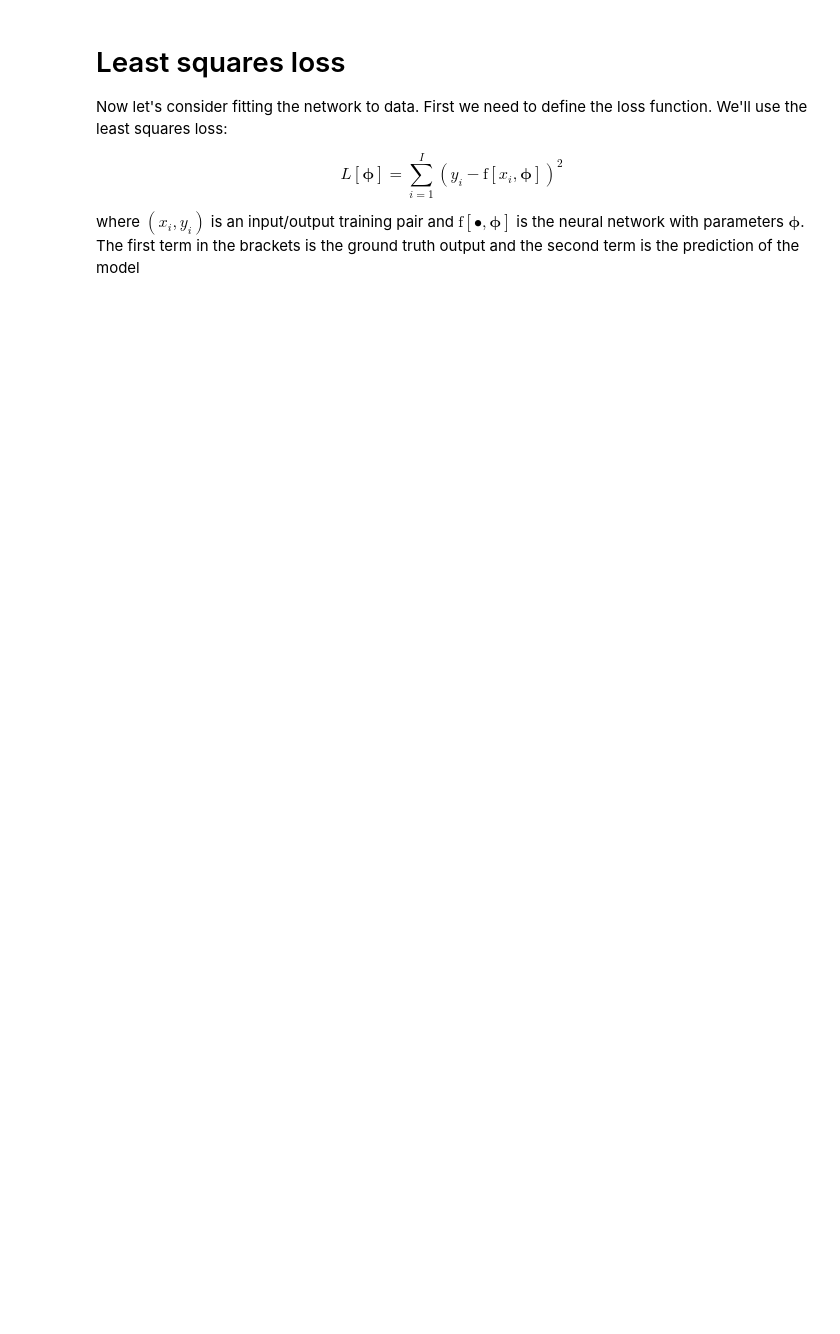
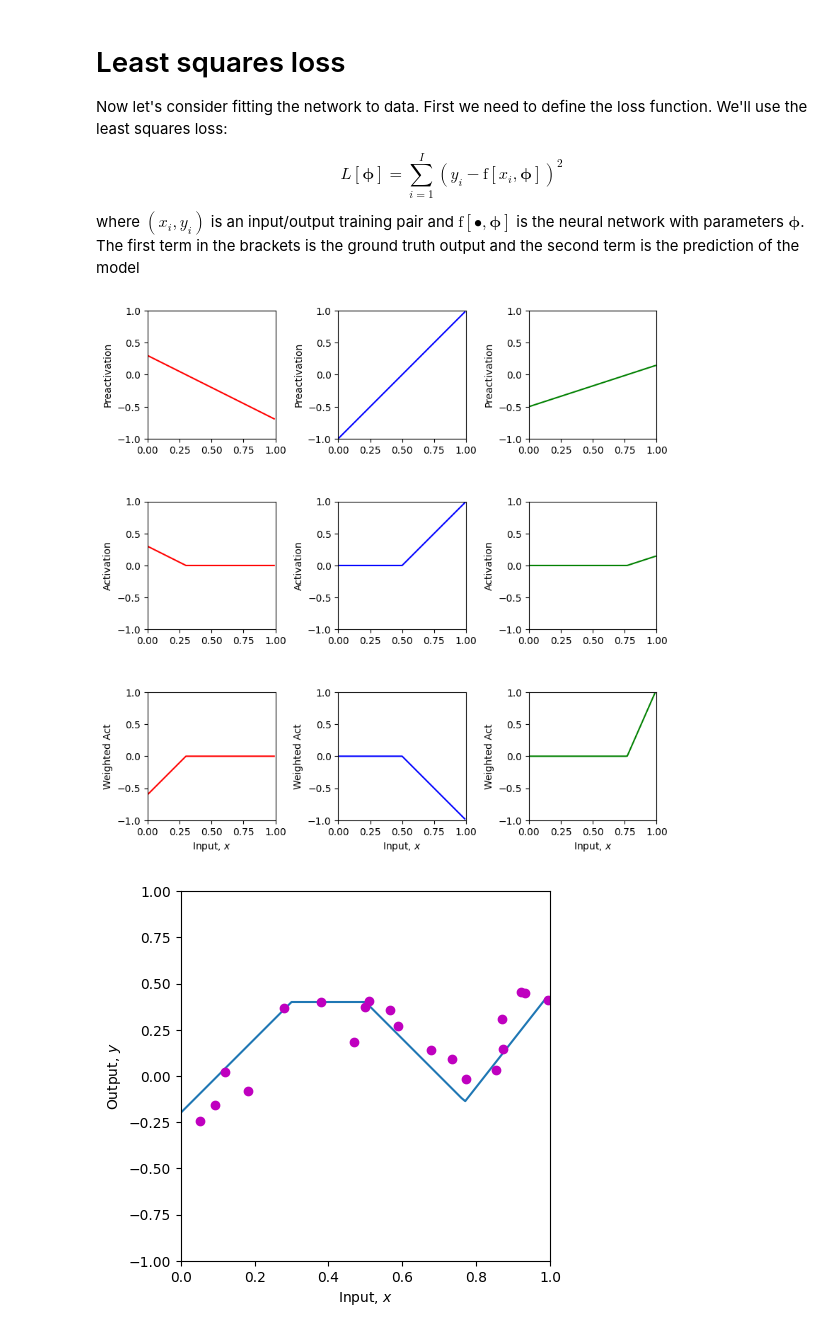
Before and after one commit to hoodong/UDL, a Jupyter notebook: 03_1_Shallow_Networks_I.ipynb, the cells around one changed output. Drawn from its saved outputs; the diff is of its cells as text; code cells hidden in the pictures; blank space fills up the shorter version.

```diff
--- a/03_1_Shallow_Networks_I.ipynb
+++ b/03_1_Shallow_Networks_I.ipynb
@@ -179,7 +193,7 @@ def least_squares_loss(y_train, y_predict):
   # differences between the real values of y and the predicted values from the model f[x_i,phi]
   # (see figure 2.2 of the book)
   # you will need to use the function np.sum
-  loss = 0
+  loss = np.sum((y_predict - y_train)**2)
 
   return loss
 # %%
@@ -188,34 +202,43 @@ theta_10 =  0.3 ; theta_11 = -1.0
 theta_20 = -1.0  ; theta_21 = 2.0
 theta_30 = -0.5  ; theta_31 = 0.65
 phi_0 = -0.3; phi_1 = 2.0; phi_2 = -1.0; phi_3 = 7.0
+
+# my guess
+theta_10 =  0.3 ; theta_11 = -1.0
+theta_20 = -1.0  ; theta_21 = 2.0
+theta_30 = -0.5  ; theta_31 = 0.65
+phi_0 = 0.4; phi_1 = -2.0; phi_2 = -1.0; phi_3 = 7.0
 
 # Define a range of input values
 x = np.arange(0,1,0.01)
 
 x_train = np.array([0.09291784,0.46809093,0.93089486,0.67612654,0.73441752,0.86847339,\
                    0.49873225,0.51083168,0.18343972,0.99380898,0.27840809,0.38028817,\
                    0.12055708,0.56715537,0.92005746,0.77072270,0.85278176,0.05315950,\
                    0.87168699,0.58858043])
 y_train = np.array([-0.15934537,0.18195445,0.451270150,0.13921448,0.09366691,0.30567674,\
                     0.372291170,0.40716968,-0.08131792,0.41187806,0.36943738,0.3994327,\
                     0.019062570,0.35820410,0.452564960,-0.0183121,0.02957665,-0.24354444, \
                     0.148038840,0.26824970])
 
 # We run the neural network for each of these input values
 y, pre_1, pre_2, pre_3, act_1, act_2, act_3, w_act_1, w_act_2, w_act_3 = \
     shallow_1_1_3(x, ReLU, phi_0,phi_1,phi_2,phi_3, theta_10, theta_11, theta_20, theta_21, theta_30, theta_31)
 # And then plot it
 plot_neural(x, y, pre_1, pre_2, pre_3, act_1, act_2, act_3, w_act_1, w_act_2, w_act_3, plot_all=True, x_data = x_train, y_data = y_train)
 
 # Run the neural network on the training data
 y_predict, *_ = shallow_1_1_3(x_train, ReLU, phi_0,phi_1,phi_2,phi_3, theta_10, theta_11, theta_20, theta_21, theta_30, theta_31)
 
 # Compute the least squares loss and print it out
 loss = least_squares_loss(y_train,y_predict)
 print('Your Loss = %3.3f, True value = 9.385'%(loss))
 
 # TODO.  Manipulate the parameters (by hand!) to make the function
 # fit the data better and try to reduce the loss to as small a number
 # as possible.  The best that I could do was 0.181
 # Tip... start by manipulating phi_0.
 # It's not that easy, so don't spend too much time on this!
+# %% [output]
+[figure, added]
+[figure, added]
```
Also changed, not shown: parts of 5 cells of this notebook.
